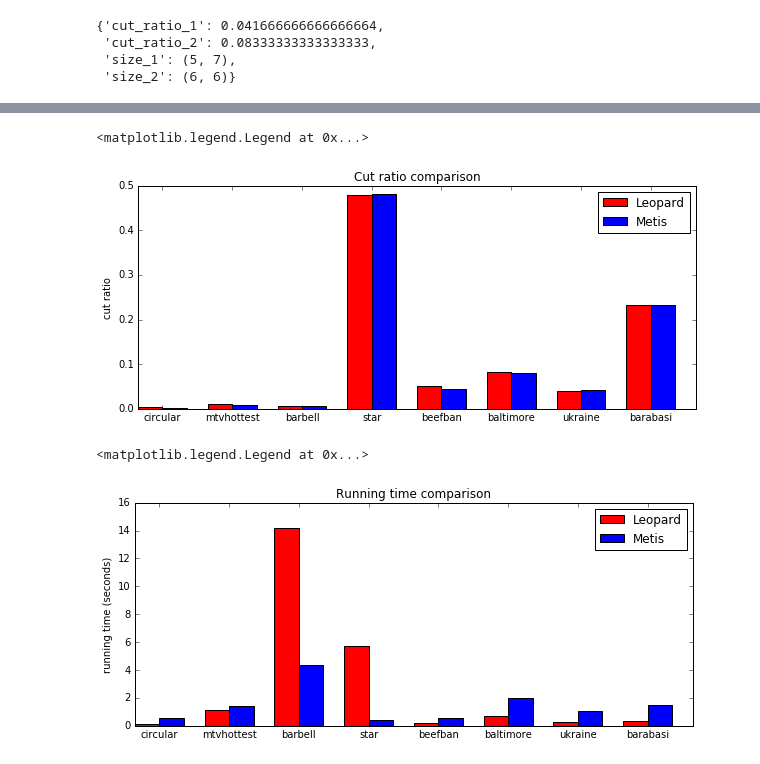
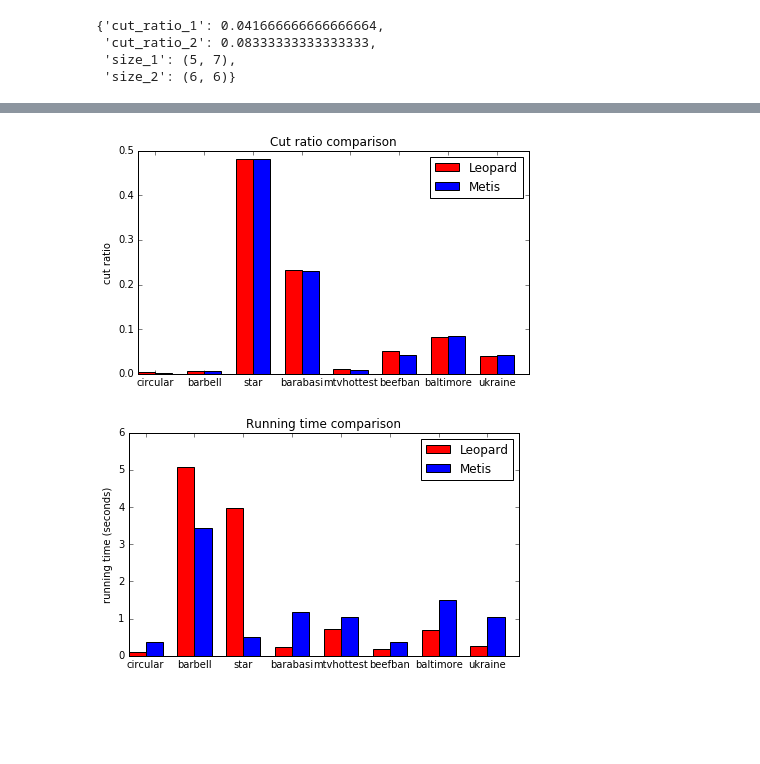
Before and after one commit to xiaohan2012/controversy_detection, a Jupyter notebook: dynamic_graph_partitioning.ipynb, the cells around one changed output, grey strips where cells are left out. Cells and saved outputs as stored; diff of their text form; code cells hidden in the pictures; blank space fills up the shorter version.

Commit message:
throughput experiment and some plot for partitioning

```diff
--- a/dynamic_graph_partitioning.ipynb
+++ b/dynamic_graph_partitioning.ipynb
@@ -218,8 +218,10 @@ add_edges_percent = 0.01
 remove_edges_percent = 0.01
 
 rows = []
-for path in tqdm(glob('data/*.gpkl')):
-    name = os.path.basename(path).split('.')[0]
+datasets = ['circular', 'barbell', 'star', 'barabasi',
+           'mtvhottest', 'beefban', 'baltimore', 'ukraine']
+for name in tqdm(datasets):
+    path = 'data/{}.gpkl'.format(name)
     print(name)
     g = nx.read_gpickle(path)
     _, parts = metis.part_graph(g, 2)
@@ -244,6 +246,8 @@ for path in tqdm(glob('data/*.gpkl')):
     stat['name'] = name
     stat['running_time_1'] = takes_time_1
     stat['running_time_2'] = takes_time_2
+    stat['n_nodes'] = g.number_of_nodes()
+    stat['n_edges'] = g.number_of_edges()
     rows.append(stat)
 # %% [output]
 circular
@@ -274,23 +280,23 @@ df.head(2)
 # %%
 # cut ratio
 fig, ax = plt.subplots()
 
 N = df.shape[0]
 ind = np.arange(N)
 width = 0.35
 
 ax.bar(ind, df['cut_ratio_1'], width, color='red')
 ax.bar(ind+width, df['cut_ratio_2'], width, color='blue')
 
 ax.set_xticks(ind + width)
 ax.set_xticklabels(df['name'])
 ax.set_ylabel('cut ratio')
 ax.set_title('Cut ratio comparison')
-fig.set_figwidth(10)
+fig.set_figwidth(7)
 ax.legend(['Leopard', 'Metis'])
+fig.savefig('figs/clustering_cut_ratio_comparison.pdf')
 # %% [output]
-<matplotlib.legend.Legend at 0x...>
-[figure, old version]
+[figure, new version]
 # %%
 # cut ratio
 fig, ax = plt.subplots()
@@ -306,8 +312,8 @@ ax.set_xticks(ind + width)
 ax.set_xticklabels(df['name'])
 ax.set_ylabel('running time (seconds)')
 ax.set_title('Running time comparison')
-fig.set_figwidth(10)
+fig.set_figwidth(7)
 ax.legend(['Leopard', 'Metis'])
+fig.savefig('figs/clustering_running_time_comparison.pdf')
 # %% [output]
-<matplotlib.legend.Legend at 0x...>
-[figure, old version]
+[figure, new version]
```
Also changed, not shown: parts of 8 cells of this notebook, 2 other files.
